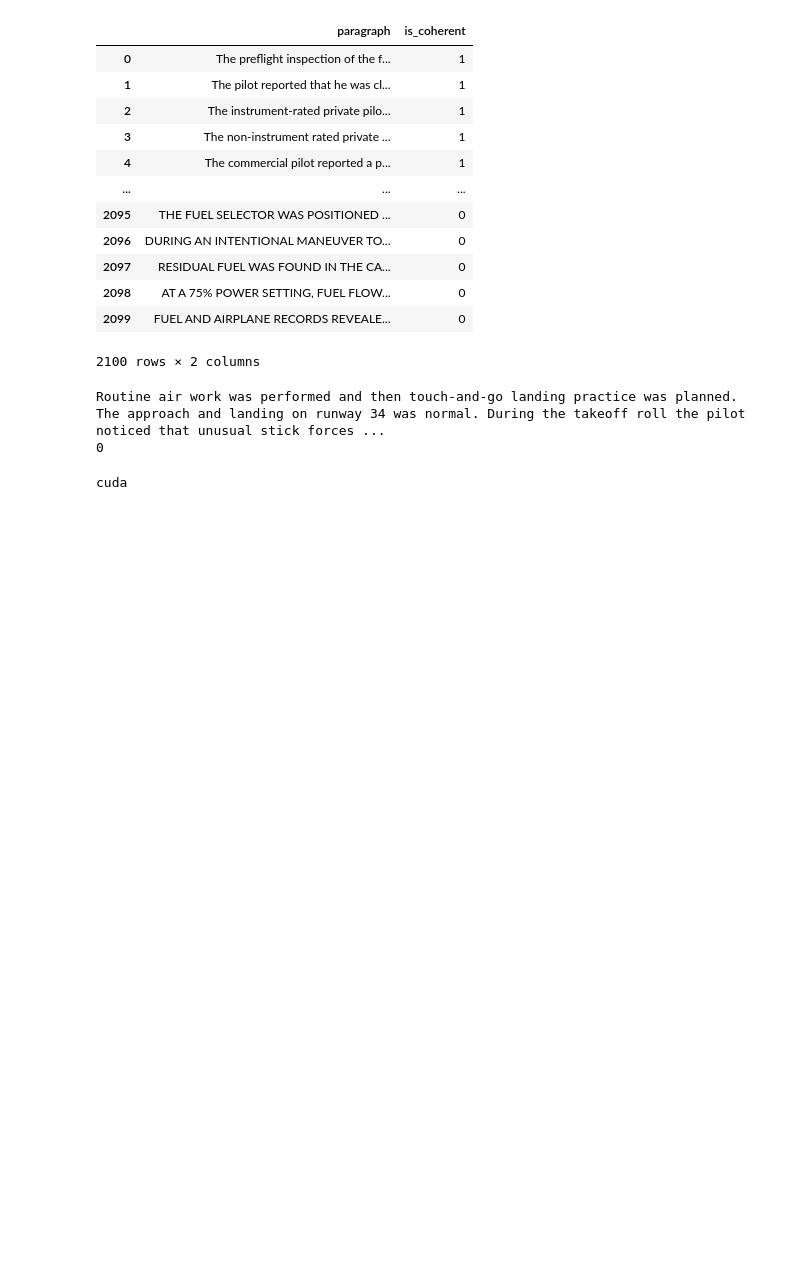
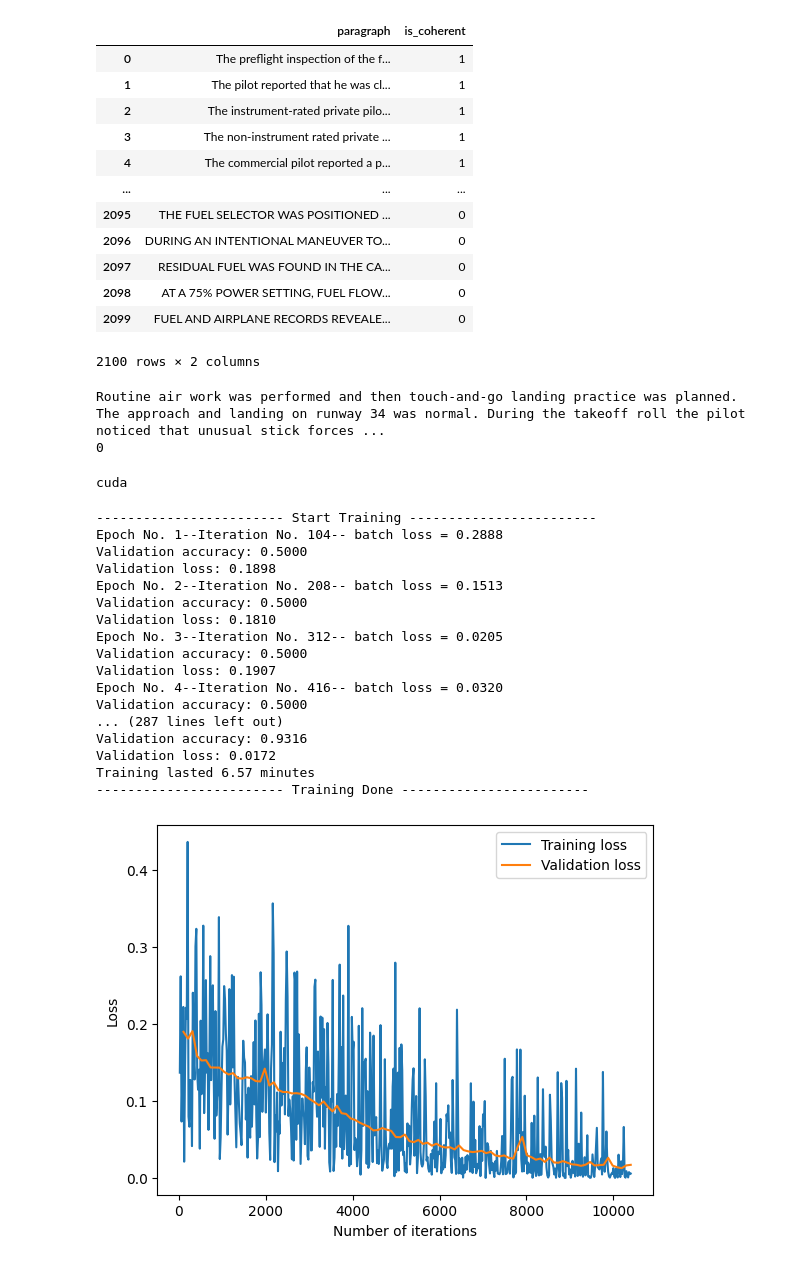
Before and after one commit to RaefM/eecs487, a Jupyter notebook: trainCoherenceModel.ipynb, the cells around one changed output. Drawn from its saved outputs; the diff is of its cells as text; code cells hidden in the pictures; blank space fills up the shorter version.

```diff
--- a/trainCoherenceModel.ipynb
+++ b/trainCoherenceModel.ipynb
@@ -54,21 +51,41 @@ train_data = WindowedParDataset(X_train, y_train, embed, 3)
 dev_data = WindowedParDataset(X_val, y_val, embed, 3)
 test_data = WindowedParDataset(X_test, y_test, embed, 3)
 # %%
-train_loader = DataLoader(train_data, batch_size=16, collate_fn=basic_collate_fn, shuffle=True)
-dev_loader = DataLoader(dev_data, batch_size=16, collate_fn=basic_collate_fn, shuffle=True)
-test_loader = DataLoader(test_data, batch_size=16, collate_fn=basic_collate_fn, shuffle=False)
+train_loader = DataLoader(train_data, batch_size=32, collate_fn=basic_collate_fn, shuffle=True)
+dev_loader = DataLoader(dev_data, batch_size=32, collate_fn=basic_collate_fn, shuffle=True)
+test_loader = DataLoader(test_data, batch_size=32, collate_fn=basic_collate_fn, shuffle=False)
 # %%
 device = 'cuda' if torch.cuda.is_available() else 'cpu'
 print(device)
 # %% [output]
 cuda
 # %%
-ffnn = FFNN(256, 200, True, 3)
+# test on validation to see if overfit is possible
+ffnn = FFNN(256, 200, False, 3, device)
 ffnn.to(device)
 optim = get_optimizer(ffnn, lr=1e-3, weight_decay=0)
 best_model, stats = train_model(ffnn, dev_loader, dev_loader, optim,
-                                num_epoch=100, collect_cycle=20, device=device)
+                                num_epoch=100, collect_cycle=20, device=device, patience=None)
 plot_loss(stats)
+# %% [output]
+------------------------ Start Training ------------------------
+Epoch No. 1--Iteration No. 104-- batch loss = 0.2888
+Validation accuracy: 0.5000
+Validation loss: 0.1898
+Epoch No. 2--Iteration No. 208-- batch loss = 0.1513
+Validation accuracy: 0.5000
+Validation loss: 0.1810
+Epoch No. 3--Iteration No. 312-- batch loss = 0.0205
+Validation accuracy: 0.5000
+Validation loss: 0.1907
+Epoch No. 4--Iteration No. 416-- batch loss = 0.0320
+Validation accuracy: 0.5000
+... (287 lines left out)
+Validation accuracy: 0.9316
+Validation loss: 0.0172
+Training lasted 6.57 minutes
+------------------------ Training Done ------------------------
+[figure, added]
 # %%
 import itertools
 from tqdm.notebook import tqdm
```
Also changed, not shown: parts of 2 cells of this notebook, 1 other file.
